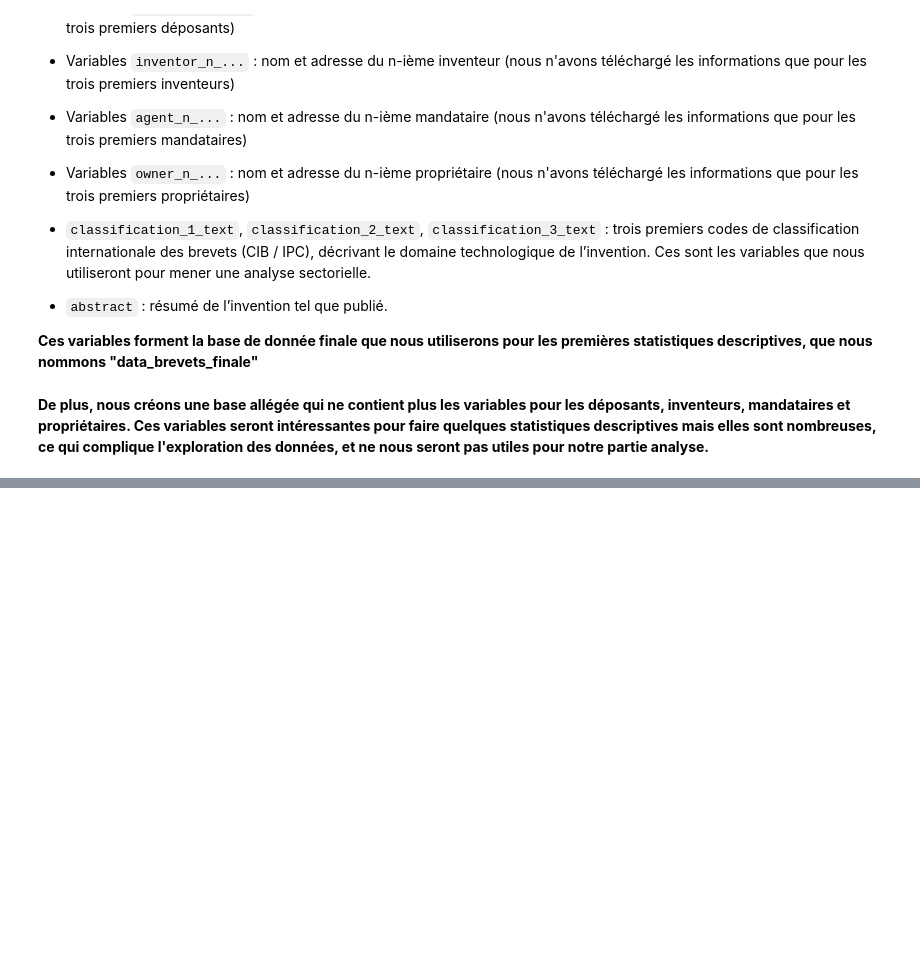
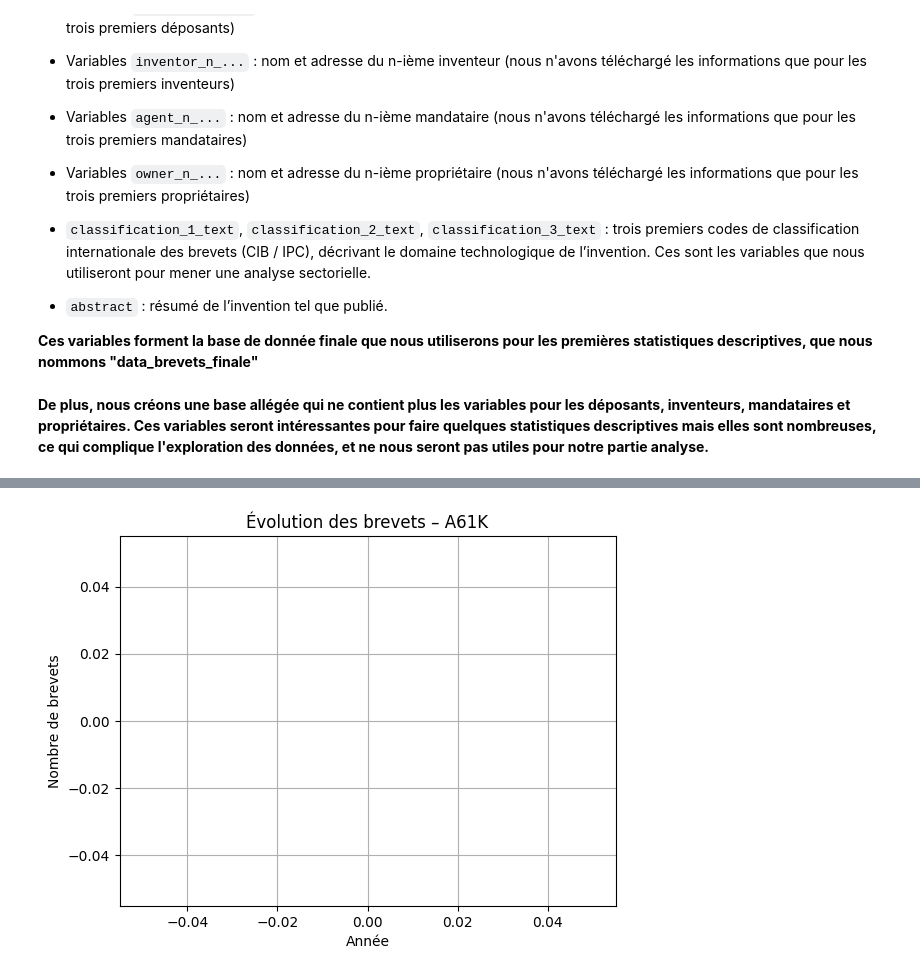
Before and after one commit to IrisLaf/Depots-de-brevets-et-marches-financiers, a Jupyter notebook: Cleaning_V2.ipynb, the cells around one changed output, grey strips where cells are left out. Cells and saved outputs as stored; diff of their text form; code cells hidden in the pictures; blank space fills up the shorter version.

Commit message:
Premières stats des

```diff
--- a/Cleaning_V2.ipynb
+++ b/Cleaning_V2.ipynb
@@ -427,0 +430,7 @@ data_brevets_light.head(5)
+# %%
+# Garder que les quatre premiers termes de la classification
+cols_classif = ["classification_1_text", "classification_2_text", "classification_3_text"]
+
+for col in cols_classif:
+    data_brevets_light[col] = data_brevets_light[col].str.extract(r"^([A-Z]\d{2})")
+data_brevets_light
@@ -427,0 +451,22 @@ data_brevets_light.head(5)
+# %%
+# Créer base compte classification
+
+brevets_long = data_brevets_light.melt(
+    id_vars=["doc-number", "year"],
+    value_vars=cols_classif,
+    value_name="classification"
+)
+brevets_long
+
+# enlever doublons intra brevets
+brevets_long = brevets_long.drop_duplicates(
+    subset=["doc-number", "year", "classification"]
+)
+# %%
+stats_classification = (
+    brevets_long
+    .groupby(["classification", "year"])
+    .size()
+    .reset_index(name="nombre")
+)
+stats_classification
@@ -427,0 +489,15 @@ data_brevets_light.head(5)
+# %%
+def plot_evolution_classification(df, classification):
+    data = df[df["classification"] == classification].sort_values("year")
+
+    plt.figure()
+    plt.plot(data["year"], data["nombre"], marker="o")
+    plt.xlabel("Année")
+    plt.ylabel("Nombre de brevets")
+    plt.title(f"Évolution des brevets – {classification}")
+    plt.grid(True)
+    plt.show()
+# %%
+plot_evolution_classification(stats_classification, "A61K")
+# %% [output]
+[figure, added]
```
Also changed, not shown: parts of 6 cells of this notebook.
